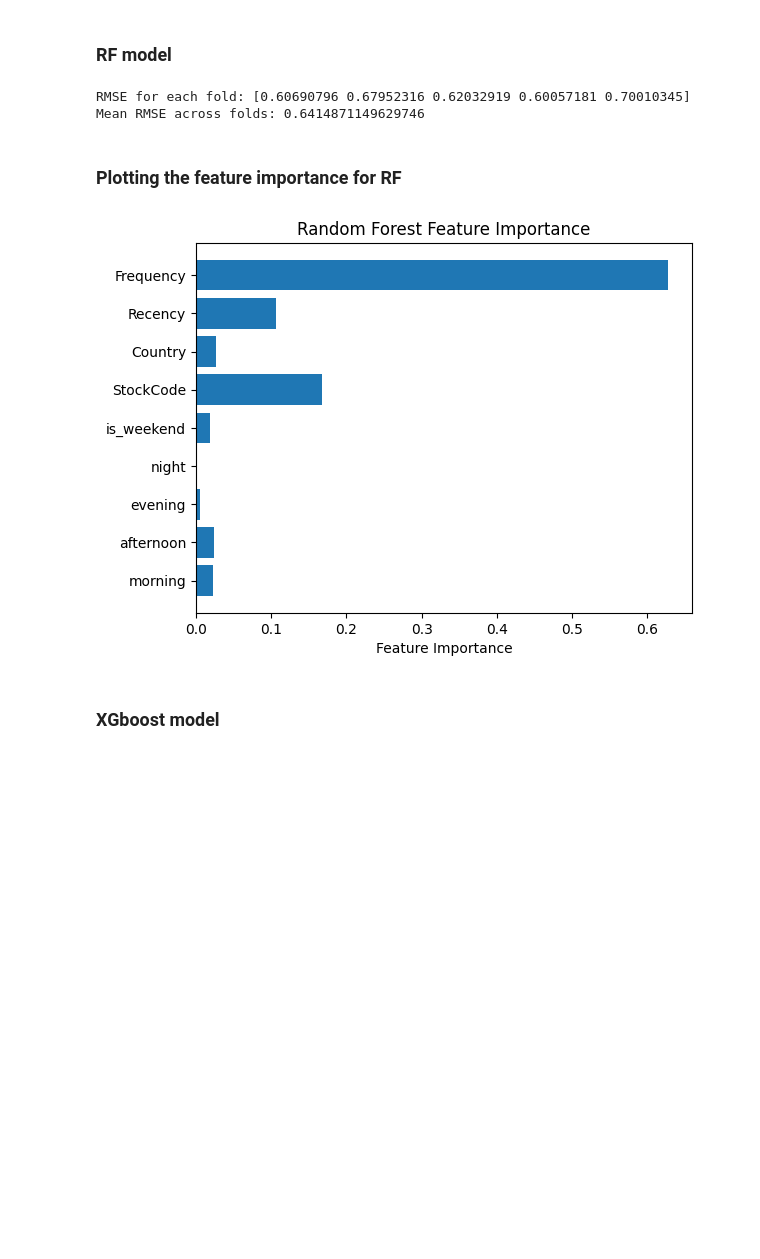
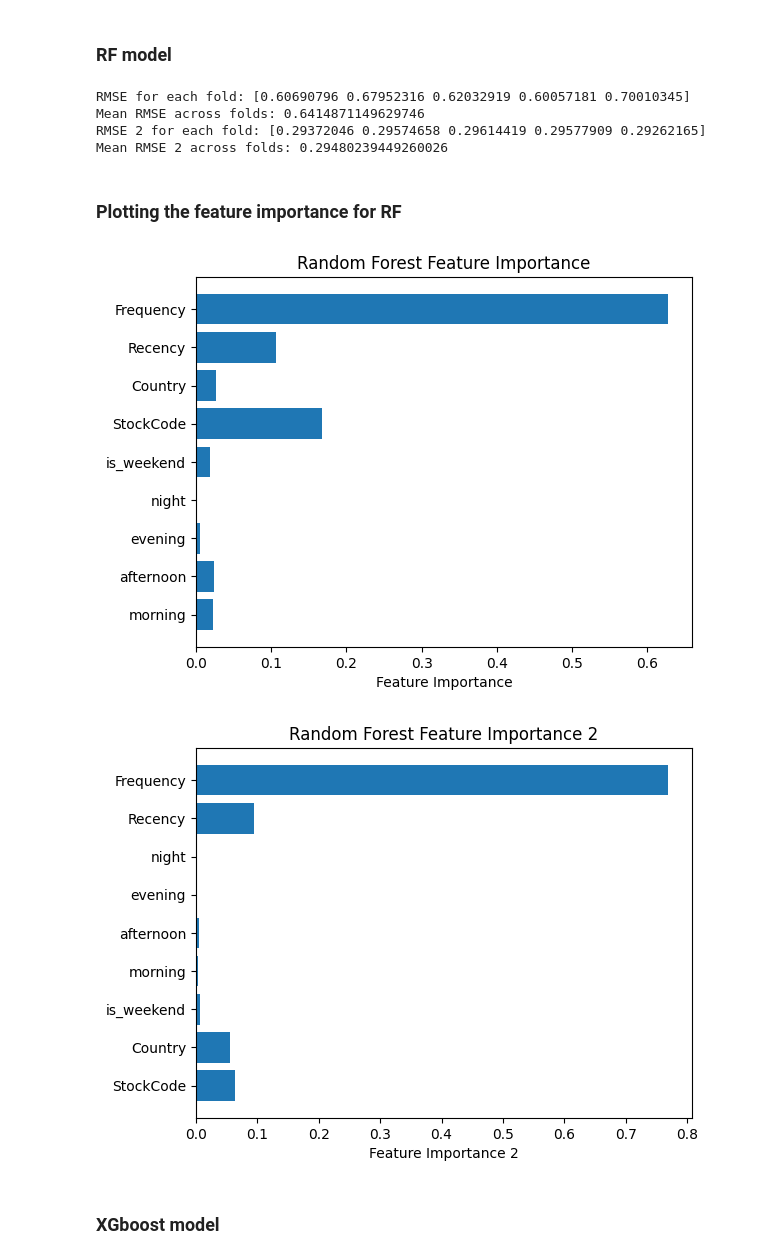
Before and after one commit to ZeyadArafat/Customer-Value-Prediction-Segmentation, a Jupyter notebook: superviesd_ml/supervised.ipynb, the cells around one changed output. Saved outputs shown, nothing was run; the diff lists cells and outputs as text; code cells hidden in the pictures; blank space fills up the shorter version.

```diff
--- a/superviesd_ml/supervised.ipynb
+++ b/superviesd_ml/supervised.ipynb
@@ -122,27 +157,49 @@ AUC: 0.9620639534883721
 ### RF model
 # %%
 cv = KFold(n_splits= 5 ,shuffle=True, random_state=42)
+
 rf_model = RandomForestRegressor(n_estimators=100, random_state=42)
+rf2_model = RandomForestRegressor(n_estimators=100, random_state=42)
+
 scores = cross_val_score(rf_model, X_regression, y_regression, cv=cv, scoring='neg_mean_squared_error')
+scores2 = cross_val_score(rf2_model, X2_regression, y2_regression, cv=cv, scoring='neg_mean_squared_error')
+
 rmse_scores = np.sqrt(-scores)
+rmse2_scores = np.sqrt(-scores2)
+
 print(f"RMSE for each fold: {rmse_scores}")
 print(f"Mean RMSE across folds: {rmse_scores.mean()}")
+
+print(f"RMSE 2 for each fold: {rmse2_scores}")
+print(f"Mean RMSE 2 across folds: {rmse2_scores.mean()}")
 # %% [output]
 RMSE for each fold: [0.60690796 0.67952316 0.62032919 0.60057181 0.70010345]
 Mean RMSE across folds: 0.6414871149629746
+RMSE 2 for each fold: [0.29372046 0.29574658 0.29614419 0.29577909 0.29262165]
+Mean RMSE 2 across folds: 0.29480239449260026
 # %% [markdown]
 ### Plotting the feature importance for RF
 # %%
 rf_model.fit(X_regression, y_regression)
 feature_importance = rf_model.feature_importances_
 
 # Plotting the feature importance
 plt.barh(X_regression.columns, feature_importance)
 plt.xlabel('Feature Importance')
 plt.title('Random Forest Feature Importance')
 plt.show()
+
+rf2_model.fit(X2_regression, y2_regression)
+feature_importance2 = rf2_model.feature_importances_
+
+# Plotting the feature importance
+plt.barh(X2_regression.columns, feature_importance2)
+plt.xlabel('Feature Importance 2')
+plt.title('Random Forest Feature Importance 2')
+plt.show()
 # %% [output]
 [figure]
+[figure, added]
 # %% [markdown]
 ### XGboost model
 # %%
```
Also changed, not shown: parts of 8 cells of this notebook.
